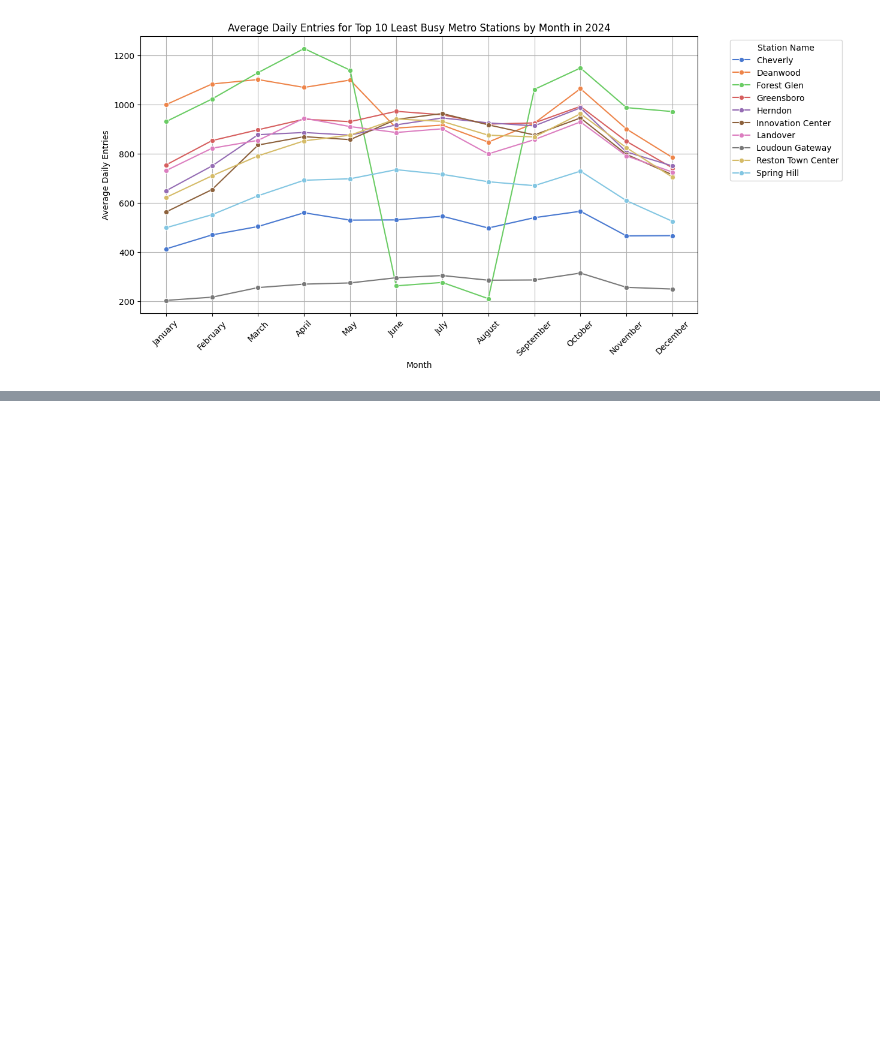
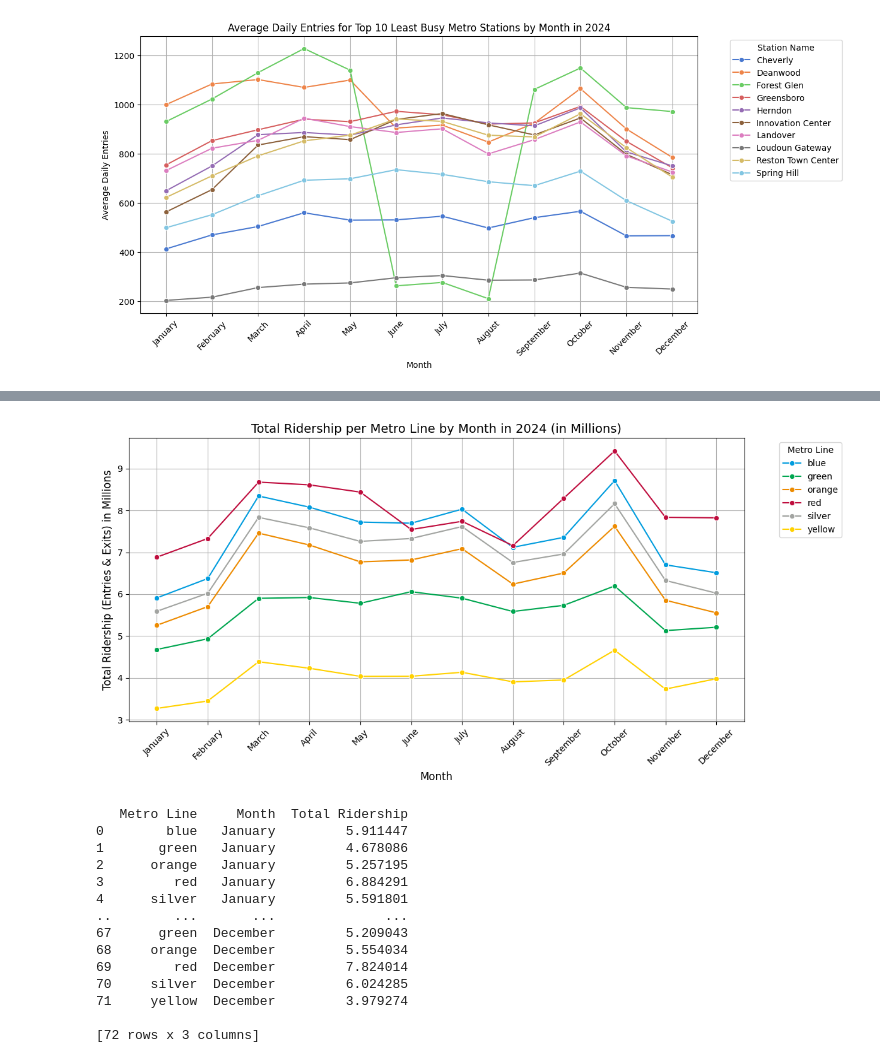
Before and after one commit to maya-mp/WMATA_Analysis, a Jupyter notebook: Info_Challenge/Initial_Viz/Visualizations.ipynb, the cells around one changed output, grey strips where cells are left out. Drawn from its saved outputs; the diff is of its cells as text; code cells hidden in the pictures; blank space fills up the shorter version.

```diff
--- a/Info_Challenge/Initial_Viz/Visualizations.ipynb
+++ b/Info_Challenge/Initial_Viz/Visualizations.ipynb
@@ -261,33 +276,10 @@ NameError: name 'everyday_2024_w_metro_station_df' is not defined
-# %%
-df = stations_df
-
-# make sure STATION_TYPE is converted to lists right
-df["STATION_TYPE"] = df["STATION_TYPE"].apply(lambda x: eval(x) if isinstance(x, str) else x)
-
-# split line in list if not split
-df["LINE"] = df["LINE"].apply(lambda x: x.split(",") if isinstance(x, str) else x)
-
-station_counts = {}
-for _, row in df.iterrows(): #count station type per row
-    for line in row["LINE"]:
-        line = line.strip()
-        if line not in station_counts:
-            station_counts[line] = {}
-        for station_type in row["STATION_TYPE"]:
-            station_counts[line][station_type] = station_counts[line].get(station_type, 0) + 1
-
-# print
-for line, counts in station_counts.items():
-    print(f"Metro Line: {line}")
-    for station_type, count in counts.items():
-        print(f"   - {station_type}: {count}")
 # %%
 #LINE PLOT OF TOTAL RIDERSHIP PER METRO LINE BY MONTH
 
 # Calculate Total Monthly Ridership
 everyday_2024_w_metro_station_df["Total Monthly Ridership"] = (
     everyday_2024_w_metro_station_df["Total Entries"] + everyday_2024_w_metro_station_df["Total Exits"]
-)
+)/ 1_000_000 #divide by mil to get y axis scaled
 
 # Unpivot LINE columns
 df_melted = everyday_2024_w_metro_station_df.melt(
@@ -314,35 +306,53 @@ monthly_ridership_pivot.reset_index(inplace=True)
 monthly_ridership_long = monthly_ridership_pivot.melt(id_vars=["Metro Line"],
                                                      var_name="Month",
                                                      value_name="Total Ridership")
 
 #line graph
 plt.figure(figsize=(12, 6))
 
 # Create a mapping from Metro Line to colors
 line_colors = {
     "red": "#BF0D3E",
     "blue": "#009CDE",
     "orange": "#ED8B00",
     "yellow": "#FFD100",
     "green": "#00A650",
     "silver": "#A2A4A1"
 }
 colors = [line_colors.get(line.lower(), "gray") for line in line_ridership["Metro Line"]]
 
 # Plot the line graph using the custom palette
 sns.lineplot(data=monthly_ridership_long, x="Month", y="Total Ridership", hue="Metro Line", marker="o", palette=colors)
 
 # Set plot labels and title
-plt.title("Total Ridership per Metro Line by Month in 2024", fontsize=14)
+plt.title("Total Ridership per Metro Line by Month in 2024 (in Millions)", fontsize=14)
 plt.xlabel("Month", fontsize=12)
-plt.ylabel("Total Ridership", fontsize=12)
+plt.ylabel("Total Ridership (Entries & Exits) in Millions", fontsize=12)
 plt.xticks(rotation=45)
 
 plt.legend(title="Metro Line", bbox_to_anchor=(1.05, 1), loc="upper left")
 plt.grid(True)
 plt.tight_layout()
 
 plt.show()
+
+print(monthly_ridership_long)
+# %% [output]
+[figure, added]
+   Metro Line     Month  Total Ridership
+0        blue   January         5.911447
+1       green   January         4.678086
+2      orange   January         5.257195
+3         red   January         6.884291
+4      silver   January         5.591801
+..        ...       ...              ...
+67      green  December         5.209043
+68     orange  December         5.554034
+69        red  December         7.824014
+70     silver  December         6.024285
+71     yellow  December         3.979274
+
+[72 rows x 3 columns]
 # %%
 #HEATMAP OF MONTHLY TOTAL DAILY ENTRIES BY STATION BY LINE
 
```
Also changed, not shown: parts of 6 cells of this notebook.
